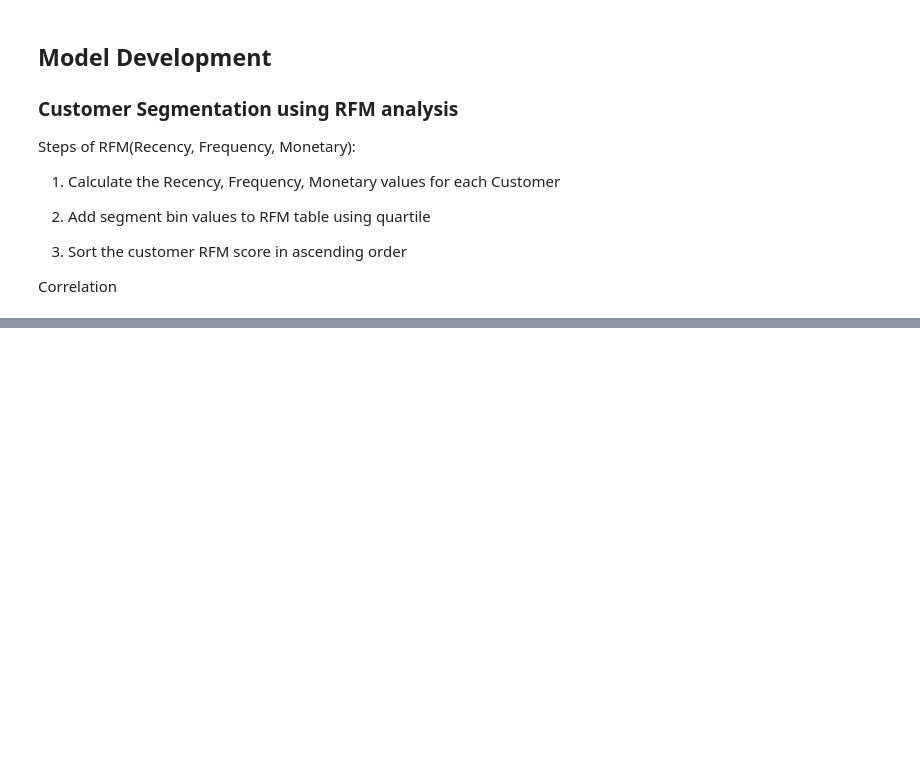
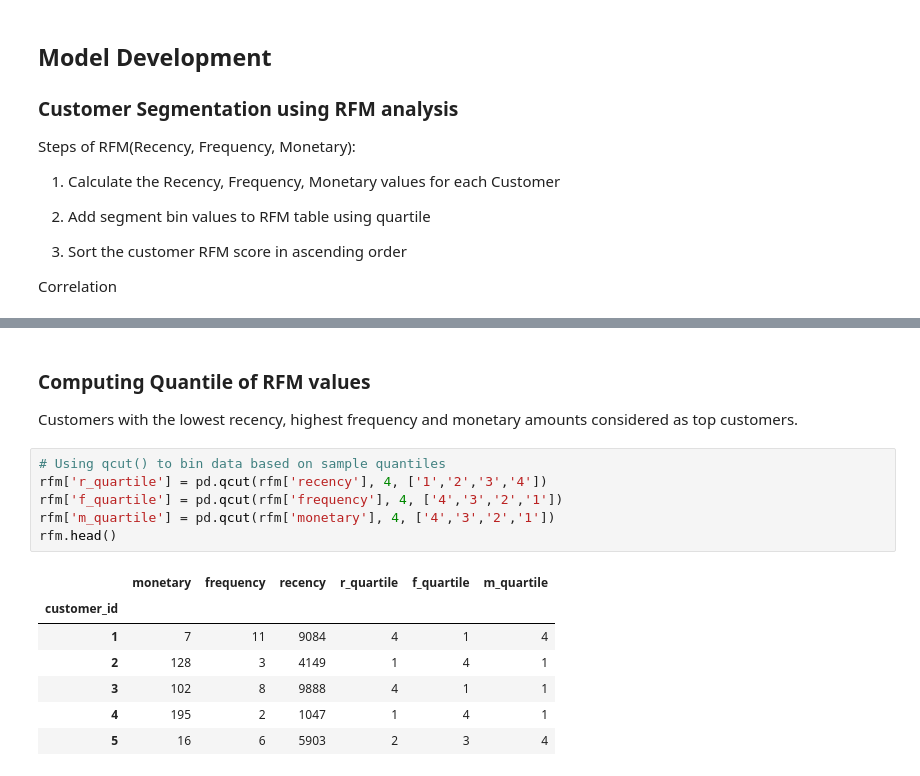
Before and after one commit to jeremychiaa/kpmg-virtual-internship, a Jupyter notebook: sprocket_script.ipynb, the cells around one changed output, grey strips where cells are left out. Drawn from its saved outputs; the diff is of its cells as text; blank space fills up the shorter version.

```diff
--- a/sprocket_script.ipynb
+++ b/sprocket_script.ipynb
@@ -489,0 +540,17 @@ Correlation
+# %% [markdown]
+### Computing Quantile of RFM values
+Customers with the lowest recency, highest frequency and monetary amounts considered as top customers.
+# %%
+# Using qcut() to bin data based on sample quantiles
+rfm['r_quartile'] = pd.qcut(rfm['recency'], 4, ['1','2','3','4'])
+rfm['f_quartile'] = pd.qcut(rfm['frequency'], 4, ['4','3','2','1'])
+rfm['m_quartile'] = pd.qcut(rfm['monetary'], 4, ['4','3','2','1'])
+rfm.head()
+# %% [output]
+|  | monetary | frequency | recency | r_quartile | f_quartile | m_quartile |
+| customer_id |  |  |  |  |  |  |
+| 1 | 7 | 11 | 9084 | 4 | 1 | 4 |
+| 2 | 128 | 3 | 4149 | 1 | 4 | 1 |
+| 3 | 102 | 8 | 9888 | 4 | 1 | 1 |
+| 4 | 195 | 2 | 1047 | 1 | 4 | 1 |
+| 5 | 16 | 6 | 5903 | 2 | 3 | 4 |
```
Also changed, not shown: parts of 11 cells of this notebook.
